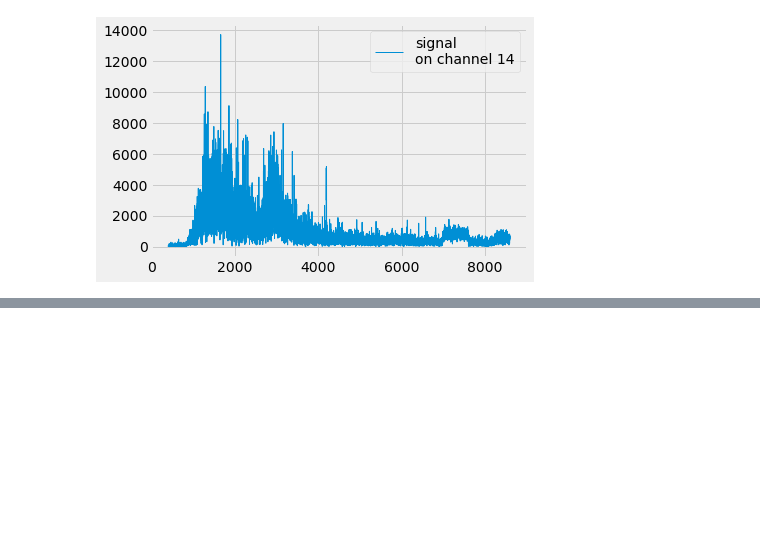
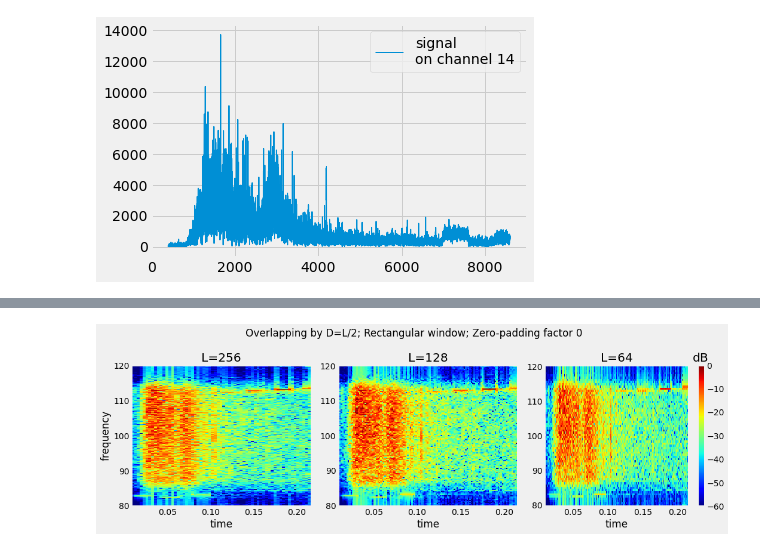
Before and after one commit to fonstelien/INF4480, a Jupyter notebook: project3/project3.ipynb, the cells around one changed output, grey strips where cells are left out. Saved outputs shown, nothing was run; the diff lists cells and outputs as text; code cells hidden in the pictures; blank space fills up the shorter version.

```diff
--- a/project3/project3.ipynb
+++ b/project3/project3.ipynb
@@ -766,0 +850,49 @@ plt.legend()
+# %%
+L1, L2, L3 = 256, 128, 64
+D1, D2, D3 = L1//2, L2//2, L3//2
+zero_pad = 0
+Pxx1 = spectrogram(x, L1, D=D1, fperiodogram=periodogram, fargs={'zero_pad':zero_pad, 'wname':'rectangular'})
+Pxx2 = spectrogram(x, L2, D=D2, fperiodogram=periodogram, fargs={'zero_pad':zero_pad, 'wname':'rectangular'})
+Pxx3 = spectrogram(x, L3, D=D3, fperiodogram=periodogram, fargs={'zero_pad':zero_pad, 'wname':'rectangular'})
+# %%
+fig, axes = plt.subplots(ncols=3, nrows=1, sharex=False, sharey=False, figsize=(15,5))
+fig.suptitle(r"Overlapping by D=L/2; Rectangular window; Zero-padding factor 0")
+
+Pxx1, Pxx2, Pxx3 = Pxx1/Pxx1.max(), Pxx2/Pxx2.max(), Pxx3/Pxx3.max()
+vmax, vmin = 0, -60
+t0 = M/fs
+t1 = (M+N)/fs
+
+ax = axes[0]
+t = np.linspace(t0, t1, Pxx1.shape[0])
+f = np.linspace(*frng, Pxx1.shape[1])
+mg = np.meshgrid(t,f)
+ax.set_title('L=256')
+ax.pcolormesh(*mg, 10*np.log10(Pxx1.T), shading='auto', cmap='jet', vmax=vmax, vmin=vmin)
+ax.set_xlabel('time')
+ax.set_ylabel('frequency')
+
+ax = axes[1]
+t = np.linspace(t0, t1, Pxx2.shape[0])
+f = np.linspace(*frng, Pxx2.shape[1])
+mg = np.meshgrid(t,f)
+ax.set_title('L=128')
+ax.pcolormesh(*mg, 10*np.log10(Pxx2.T), shading='auto', cmap='jet', vmax=vmax, vmin=vmin)
+ax.set_xlabel('time')
+
+ax = axes[2]
+t = np.linspace(t0, t1, Pxx3.shape[0])
+f = np.linspace(*frng, Pxx3.shape[1])
+mg = np.meshgrid(t,f)
+ax.set_title('L=64')
+cm = ax.pcolormesh(*mg, 10*np.log10(Pxx3.T), shading='auto', cmap='jet', vmax=vmax, vmin=vmin)
+ax.set_xlabel('time')
+
+
+cbar = plt.colorbar(cm)
+cbar.ax.set_title('dB')
+
+plt.tight_layout()
+plt.show()
+# %% [output]
+[figure, added]
```
Also changed, not shown: parts of 28 cells of this notebook.
